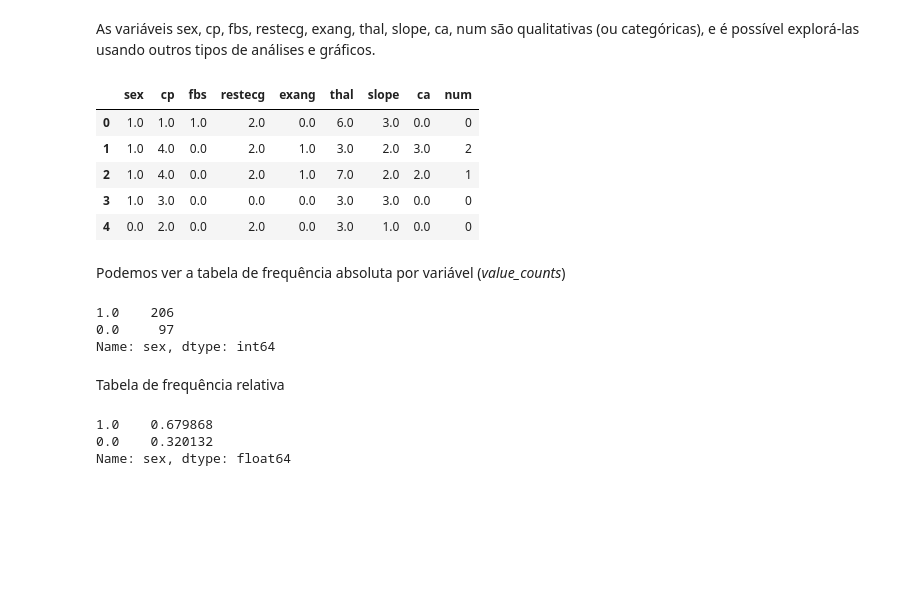
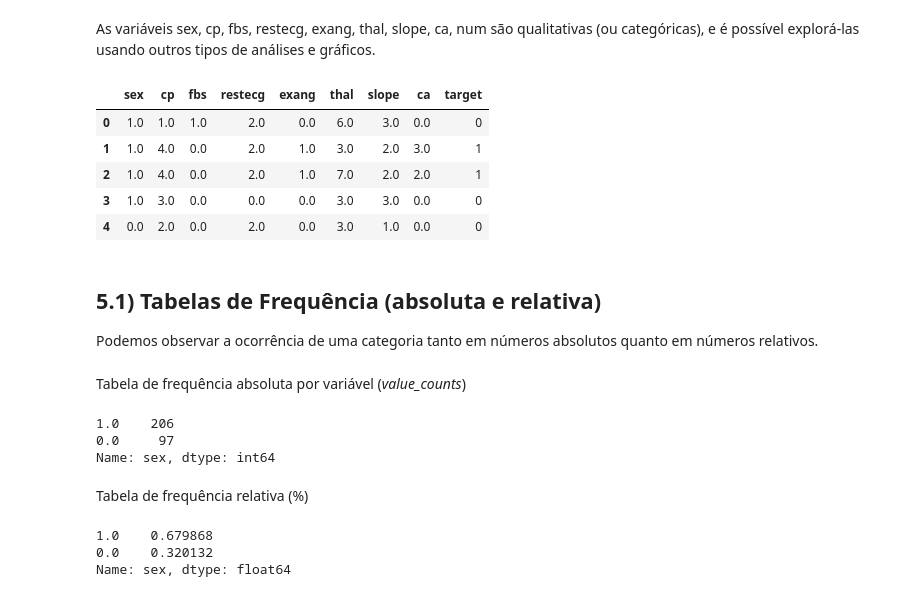
Before and after one commit to simplifique-treinamentos/notebooks-python, a Jupyter notebook: resumindo_dados.ipynb, the cells around one changed output. Cells and saved outputs as stored; diff of their text form; code cells hidden in the pictures; blank space fills up the shorter version.

```diff
--- a/resumindo_dados.ipynb
+++ b/resumindo_dados.ipynb
@@ -468,17 +452,20 @@ Como podemos observar, não há alta correlação entre as variáveis. Encontram
 # %% [markdown]
 As variáveis sex, cp, fbs, restecg, exang, thal, slope, ca, num são qualitativas (ou categóricas), e é possível explorá-las usando outros tipos de análises e gráficos.
 # %%
-df_cat = df[["sex", "cp", "fbs", "restecg", "exang", "thal", "slope", "ca", "num"]]
+df_cat = df[["sex", "cp", "fbs", "restecg", "exang", "thal", "slope", "ca", "target"]]
 df_cat.head()
 # %% [output]
-|  | sex | cp | fbs | restecg | exang | thal | slope | ca | num |
+|  | sex | cp | fbs | restecg | exang | thal | slope | ca | target |
 | 0 | 1.0 | 1.0 | 1.0 | 2.0 | 0.0 | 6.0 | 3.0 | 0.0 | 0 |
-| 1 | 1.0 | 4.0 | 0.0 | 2.0 | 1.0 | 3.0 | 2.0 | 3.0 | 2 |
+| 1 | 1.0 | 4.0 | 0.0 | 2.0 | 1.0 | 3.0 | 2.0 | 3.0 | 1 |
 | 2 | 1.0 | 4.0 | 0.0 | 2.0 | 1.0 | 7.0 | 2.0 | 2.0 | 1 |
 | 3 | 1.0 | 3.0 | 0.0 | 0.0 | 0.0 | 3.0 | 3.0 | 0.0 | 0 |
 | 4 | 0.0 | 2.0 | 0.0 | 2.0 | 0.0 | 3.0 | 1.0 | 0.0 | 0 |
+# %% [markdown]
+## 5.1) Tabelas de Frequência (absoluta e relativa)
+Podemos observar a ocorrência de uma categoria tanto em números absolutos quanto em números relativos.
 # %% [markdown]
-Podemos ver a tabela de frequência absoluta por variável (*value_counts*)
+Tabela de frequência absoluta por variável (*value_counts*)
 # %%
 df_cat.sex.value_counts()
 # %% [output]
@@ -486,7 +473,7 @@ df_cat.sex.value_counts()
 0.0     97
 Name: sex, dtype: int64
 # %% [markdown]
-Tabela de frequência relativa
+Tabela de frequência relativa (%)
 # %%
 df_cat.sex.value_counts(normalize=True)
 # %% [output]
```
Also changed, not shown: parts of 33 cells of this notebook.
